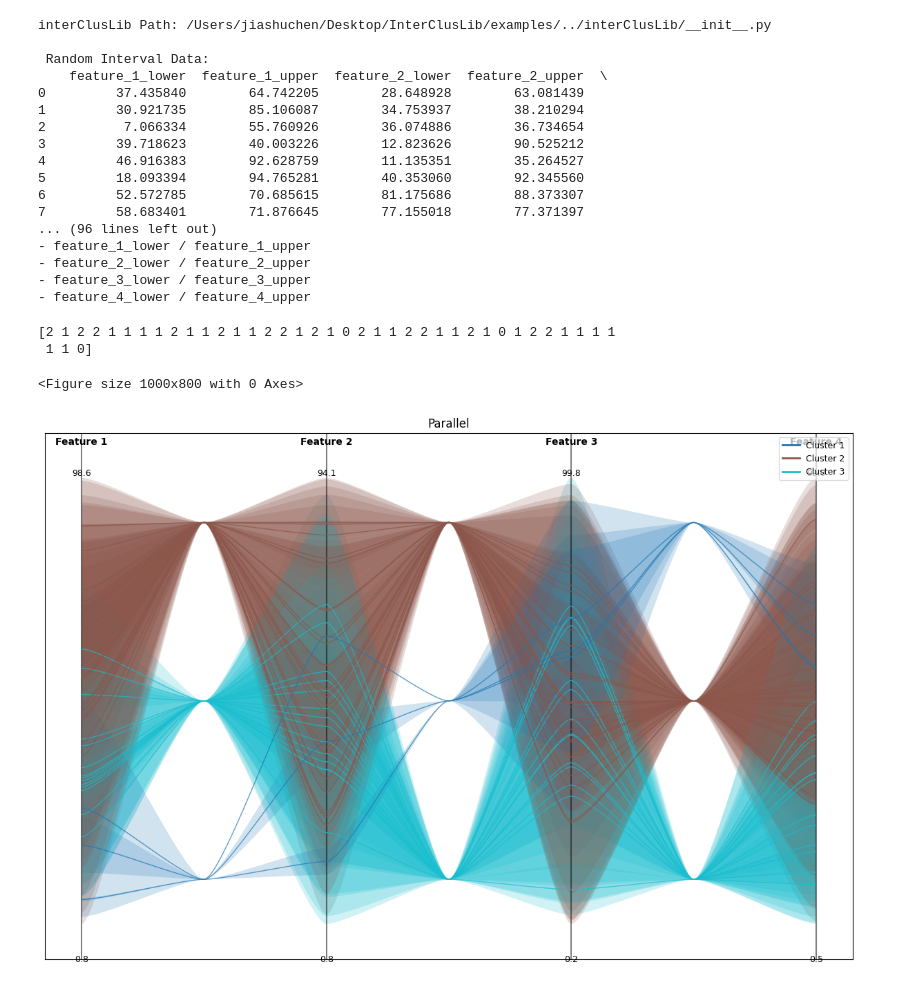
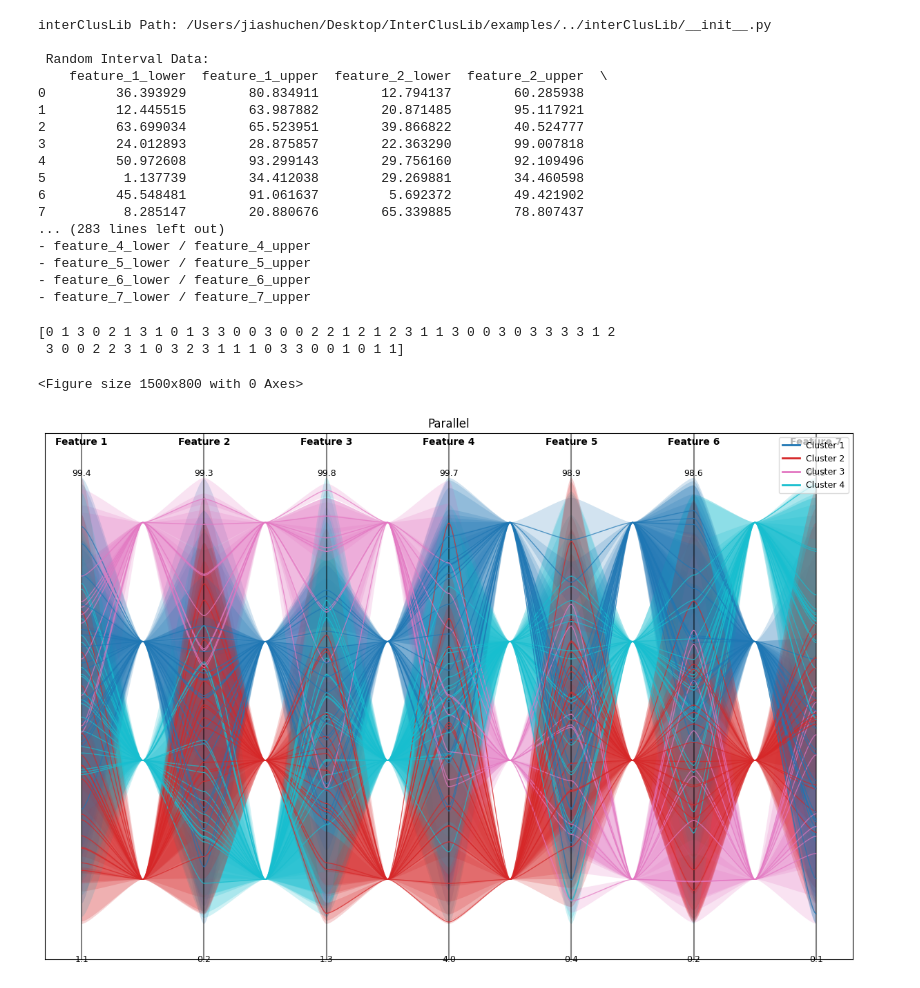
Before and after one commit to hchaenc/InterClusLib, a Jupyter notebook: examples/example_parallel.ipynb, the cells around one changed output. Cells and saved outputs as stored; diff of their text form; code cells hidden in the pictures.

```diff
--- a/examples/example_parallel.ipynb
+++ b/examples/example_parallel.ipynb
@@ -17,10 +17,12 @@ import interClusLib
 from interClusLib.IntervalData import IntervalData
 from interClusLib.metric import *
 from interClusLib.clustering.IntervalKMeans import IntervalKMeans
+from interClusLib.visualization.IntervalParallelCoordinates import IntervalParallelCoordinates
+from interClusLib.visualization.IntervalRadarChart import IntervalRadarChart
 
 print("interClusLib Path:", interClusLib.__file__)
 
-random_data = IntervalData.random_data(40, 4)
+random_data = IntervalData.random_data(60, 7)
 print("\n Random Interval Data:")
 print(random_data.data)
 random_data.summary()
@@ -29,16 +31,16 @@ interClusLib Path: /Users/jiashuchen/Desktop/InterClusLib/examples/../interClusL
 
  Random Interval Data:
     feature_1_lower  feature_1_upper  feature_2_lower  feature_2_upper  \
-0         37.435840        64.742205        28.648928        63.081439
-1         30.921735        85.106087        34.753937        38.210294
-2          7.066334        55.760926        36.074886        36.734654
-3         39.718623        40.003226        12.823626        90.525212
-4         46.916383        92.628759        11.135351        35.264527
-5         18.093394        94.765281        40.353060        92.345560
-6         52.572785        70.685615        81.175686        88.373307
-7         58.683401        71.876645        77.155018        77.371397
-... (96 lines left out)
-- feature_1_lower / feature_1_upper
-- feature_2_lower / feature_2_upper
-- feature_3_lower / feature_3_upper
+0         36.393929        80.834911        12.794137        60.285938
+1         12.445515        63.987882        20.871485        95.117921
+2         63.699034        65.523951        39.866822        40.524777
+3         24.012893        28.875857        22.363290        99.007818
+4         50.972608        93.299143        29.756160        92.109496
+5          1.137739        34.412038        29.269881        34.460598
+6         45.548481        91.061637         5.692372        49.421902
+7          8.285147        20.880676        65.339885        78.807437
+... (283 lines left out)
 - feature_4_lower / feature_4_upper
+- feature_5_lower / feature_5_upper
+- feature_6_lower / feature_6_upper
+- feature_7_lower / feature_7_upper
@@ -545,17 +47,17 @@ class IntervalParallelCoordinates:
 # %%
-model = IntervalKMeans(n_clusters=3,max_iter=20,tol=1e-4,random_state=42)
+model = IntervalKMeans(n_clusters=4,max_iter=20,tol=1e-4,random_state=42)
 model.fit(random_data.get_intervals())
 
 print(model.labels_)
 # %% [output]
-[2 1 2 2 1 1 1 1 2 1 1 2 1 1 2 2 1 2 1 0 2 1 1 2 2 1 1 2 1 0 1 2 2 1 1 1 1
- 1 1 0]
+[0 1 3 0 2 1 3 1 0 1 3 3 0 0 3 0 0 2 2 1 2 1 2 3 1 1 3 0 0 3 0 3 3 3 3 1 2
+ 3 0 0 2 2 3 1 0 3 2 3 1 1 1 0 3 3 0 0 1 0 1 1]
 # %%
-plt.figure(figsize=(10, 8))
+plt.figure(figsize=(15, 8))
 IntervalParallelCoordinates.plot_interval_curves(data = random_data.get_intervals(), feature_names= None, clusters=model.labels_, beta = 1)
 plt.title("Parallel")
 plt.show()
 # %% [output]
-<Figure size 1000x800 with 0 Axes>
+<Figure size 1500x800 with 0 Axes>
-[figure, old version]
+[figure, new version]
 # %%
```
Also changed, not shown: parts of 4 cells of this notebook, 2 other files.
